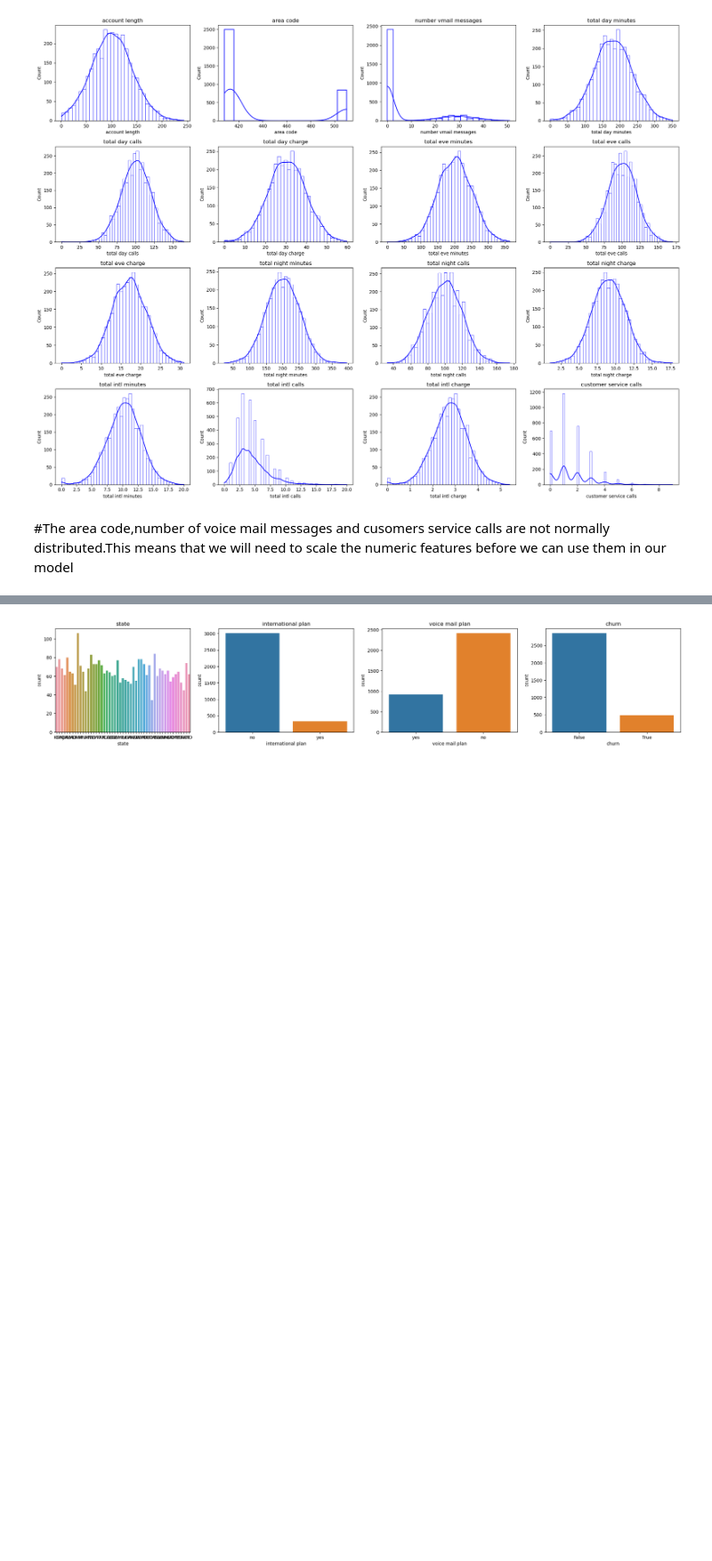
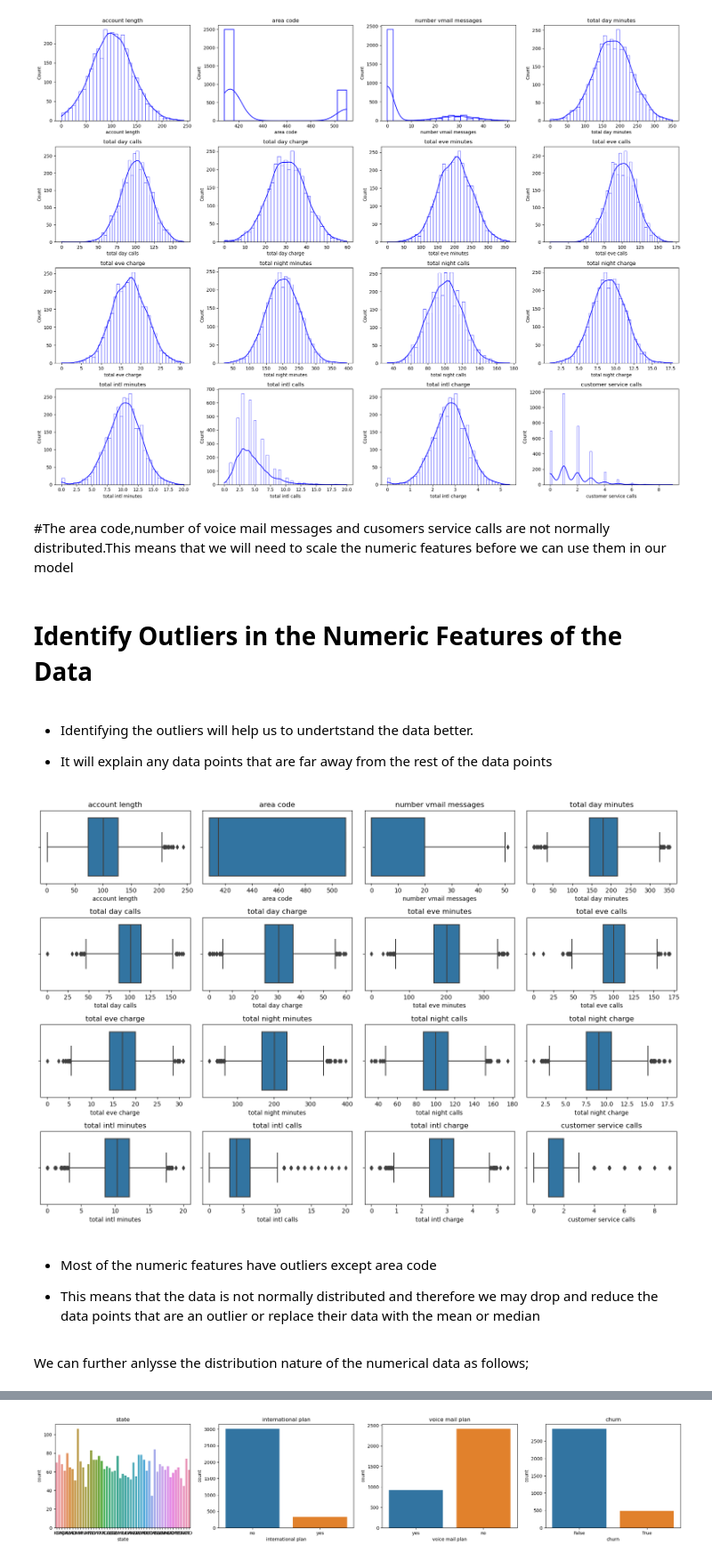
Before and after one commit to vayayavayaya/Phase_Three_Project, a Jupyter notebook: Phase_3_Project_Notebook.ipynb, the cells around one changed output, grey strips where cells are left out. Shown at 89% size. Cells and saved outputs as stored; diff of their text form; code cells hidden in the pictures; blank space fills up the shorter version.

```diff
--- a/Phase_3_Project_Notebook.ipynb
+++ b/Phase_3_Project_Notebook.ipynb
@@ -261,3 +261,26 @@ plt.show()
 [figure]
 # %% [markdown]
 #The area code,number of voice mail messages and cusomers service calls are not normally distributed.This means that we will need to scale the numeric features before we can use them in our model
+# %% [markdown]
+# Identify Outliers in the Numeric Features of the Data
+# %% [markdown]
+- Identifying the outliers will help us to undertstand the data better.
+
+- It will explain any data points that are far away from the rest of the data points
+# %%
+# Find out any outliers in the numeric features
+plt.figure(figsize=(15, 10))
+for i, feature in enumerate(numeric_features):
+    plt.subplot(4, 4, i + 1)  # Adjusted to a 4x4 grid to fit all 13 features
+    sns.boxplot(x=data[feature])
+    plt.title(feature)
+plt.tight_layout()
+plt.show()
+# %% [output]
+[figure, added]
+# %% [markdown]
+ - Most of the numeric features have outliers except area code
+
+- This means that the data is not normally distributed and therefore we may drop and reduce the data points that are an outlier  or replace their data with the mean or median
+# %% [markdown]
+We can further anlysse the distribution nature of the numerical data as follows;
```
Also changed, not shown: parts of 41 cells of this notebook.
